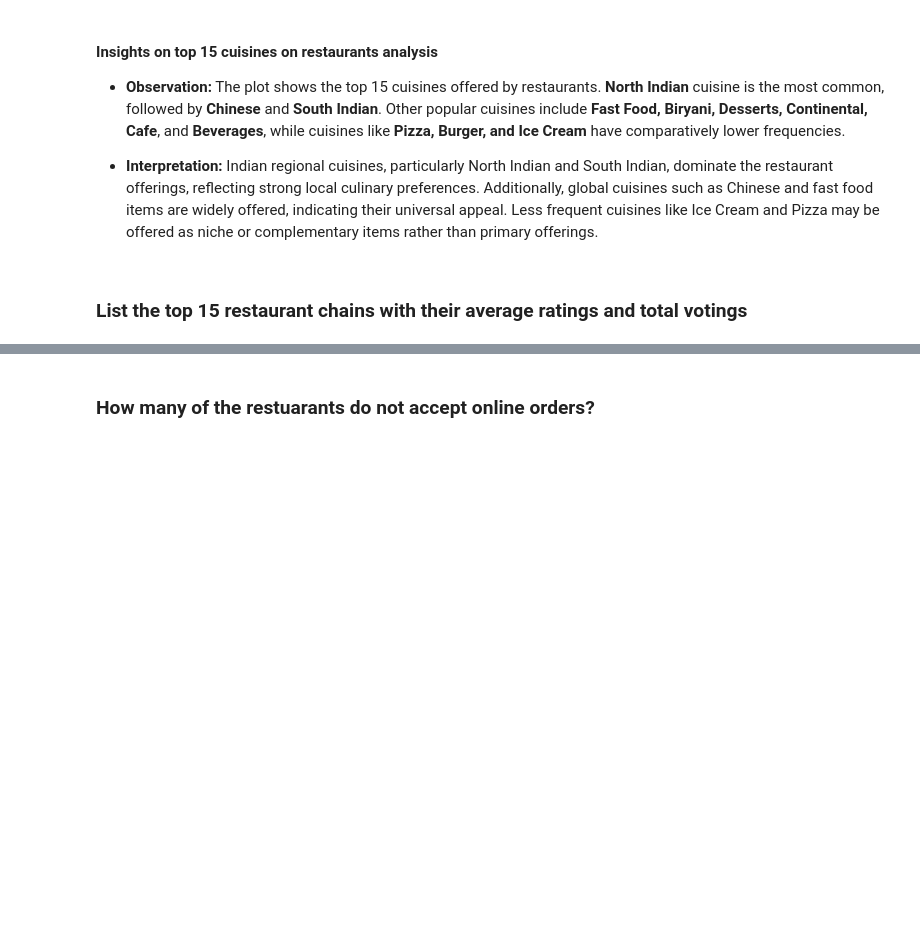
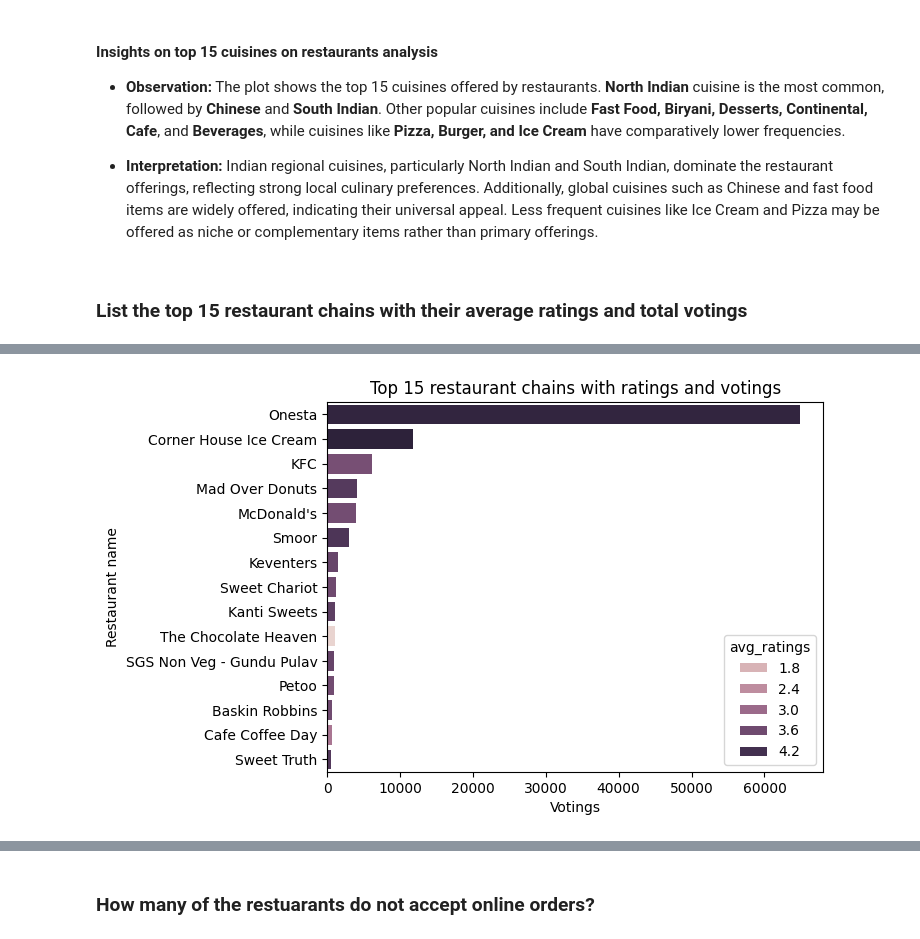
Before and after one commit to Bhuvi128/Bengaluru-Restaurant-Trends-Analysis, a Jupyter notebook: Bengaluru Restaurant Trends Analysis.ipynb, the cells around one changed output, grey strips where cells are left out. Cells and saved outputs as stored; diff of their text form; code cells hidden in the pictures; blank space fills up the shorter version.

```diff
--- a/Bengaluru Restaurant Trends Analysis.ipynb
+++ b/Bengaluru Restaurant Trends Analysis.ipynb
@@ -258,0 +270,9 @@ top_15_rest_ratings.head()
+# %%
+
+sns.barplot(data = top_15_rest_ratings, x = 'total_votings', y = 'rest_name', hue = 'avg_ratings')
+plt.title("Top 15 restaurant chains with ratings and votings")
+plt.xlabel("Votings")
+plt.ylabel("Restaurant name")
+plt.show()
+# %% [output]
+[figure, added]
```
Also changed, not shown: parts of 2 cells of this notebook.
